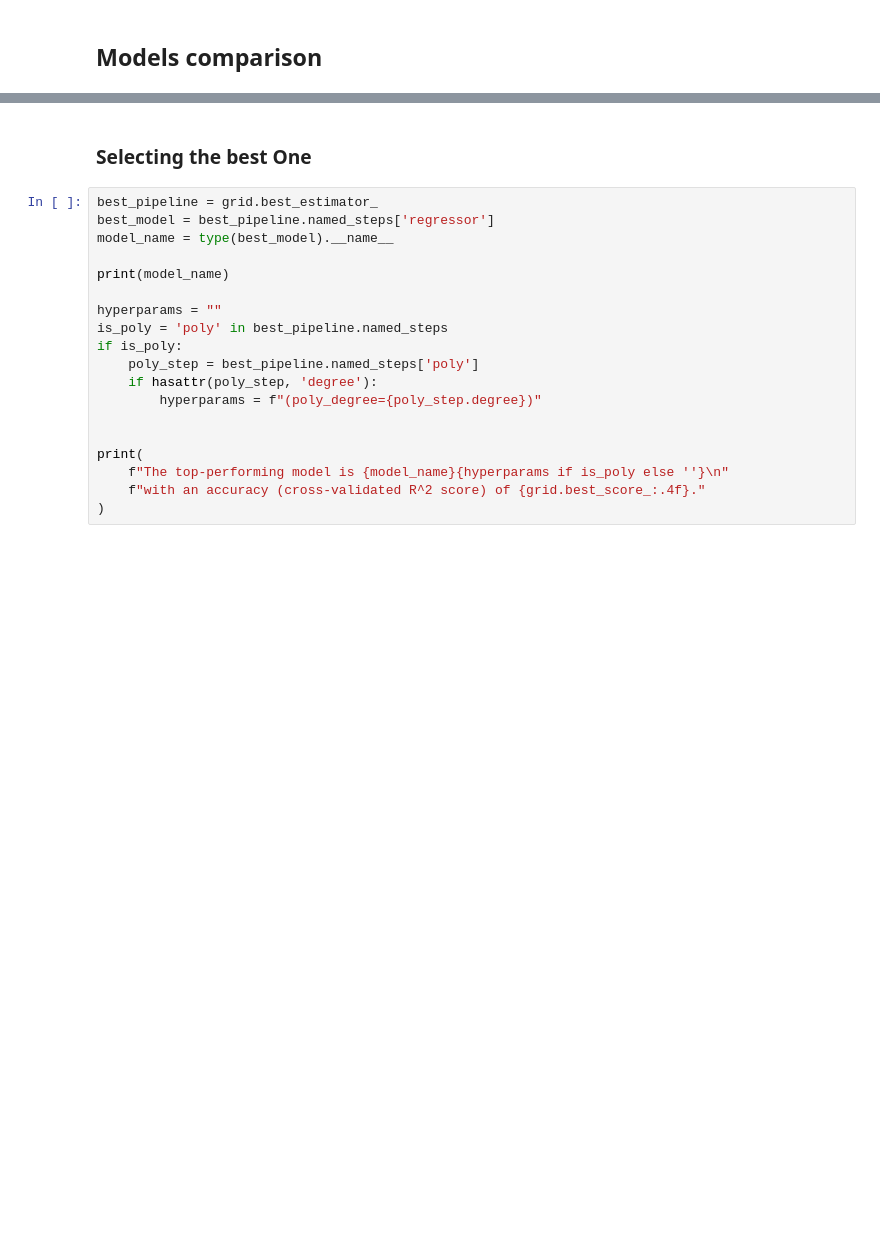
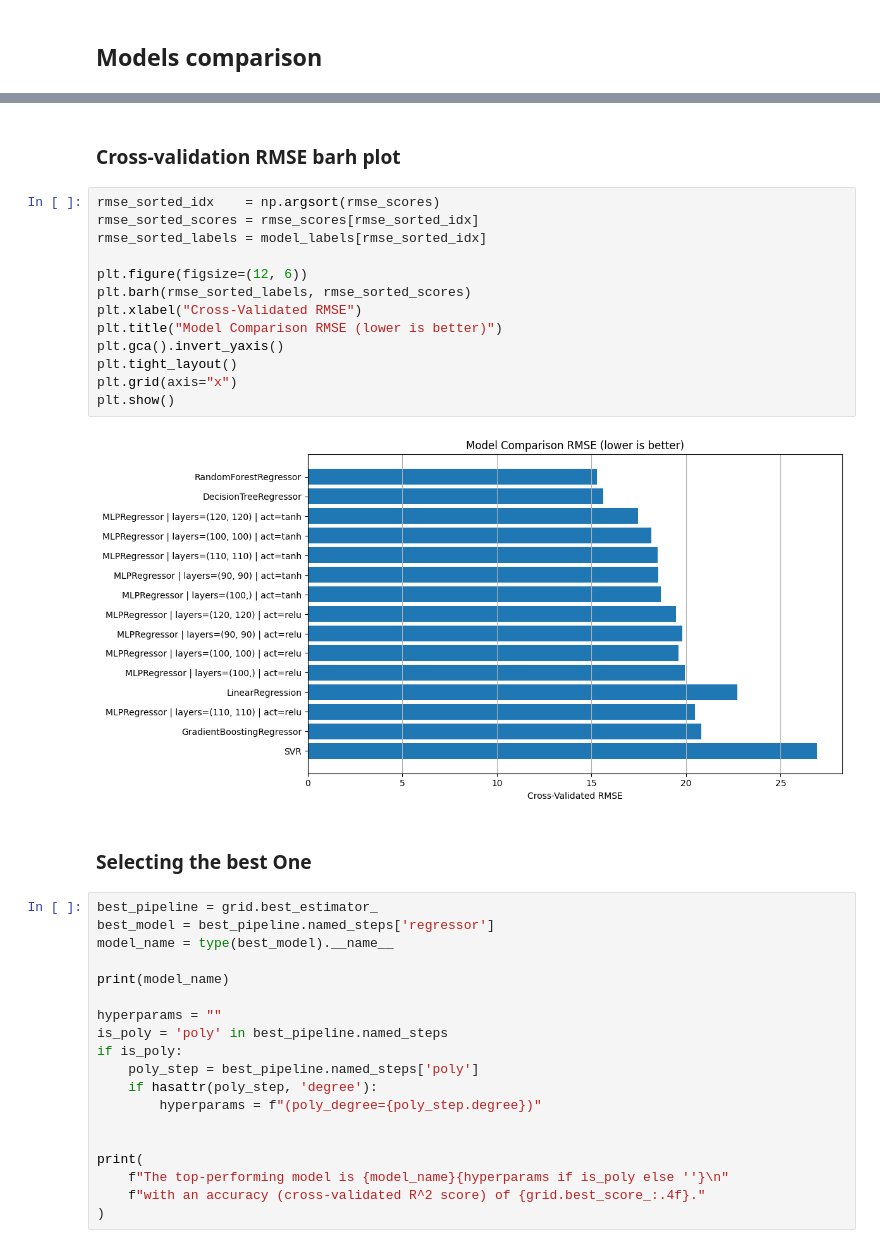
Before and after one commit to Severynson/CO2-Emission-Prediction-Regression, a Jupyter notebook: emissions_prediction.ipynb, the cells around one changed output, grey strips where cells are left out. Saved outputs shown, nothing was run; the diff lists cells and outputs as text; blank space fills up the shorter version.

```diff
--- a/emissions_prediction.ipynb
+++ b/emissions_prediction.ipynb
@@ -207,3 +223,20 @@ plt.show()
+# %% [markdown]
+### Cross-validation RMSE barh plot
+# %%
+rmse_sorted_idx    = np.argsort(rmse_scores)
+rmse_sorted_scores = rmse_scores[rmse_sorted_idx]
+rmse_sorted_labels = model_labels[rmse_sorted_idx]
+
+plt.figure(figsize=(12, 6))
+plt.barh(rmse_sorted_labels, rmse_sorted_scores)
+plt.xlabel("Cross-Validated RMSE")
+plt.title("Model Comparison RMSE (lower is better)")
+plt.gca().invert_yaxis()
+plt.tight_layout()
+plt.grid(axis="x")
+plt.show()
+# %% [output]
+[figure, added]
 # %% [markdown]
 ### Selecting the best One
 # %%
```
Also changed, not shown: parts of 11 cells of this notebook.
